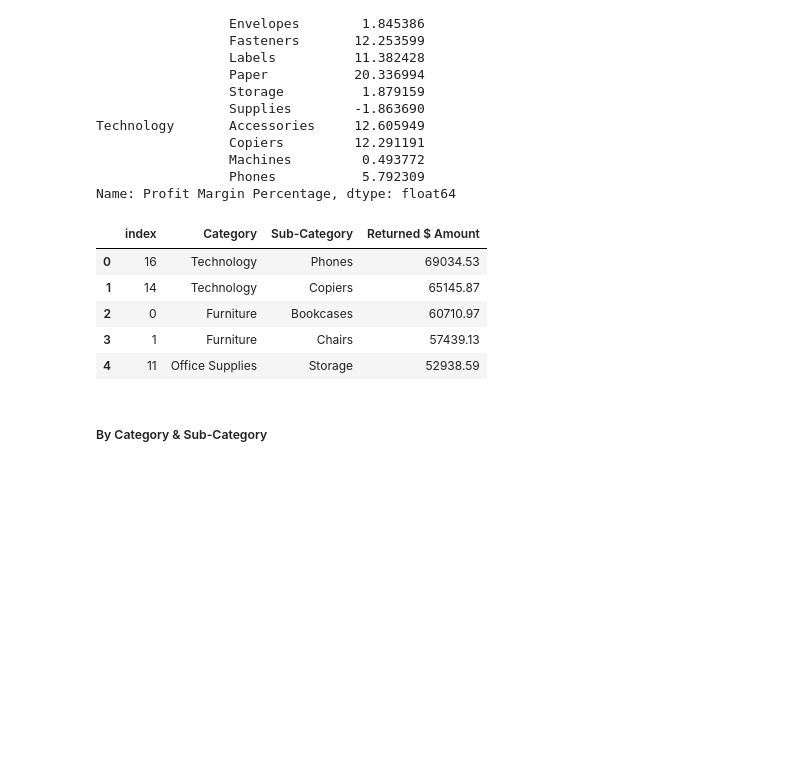
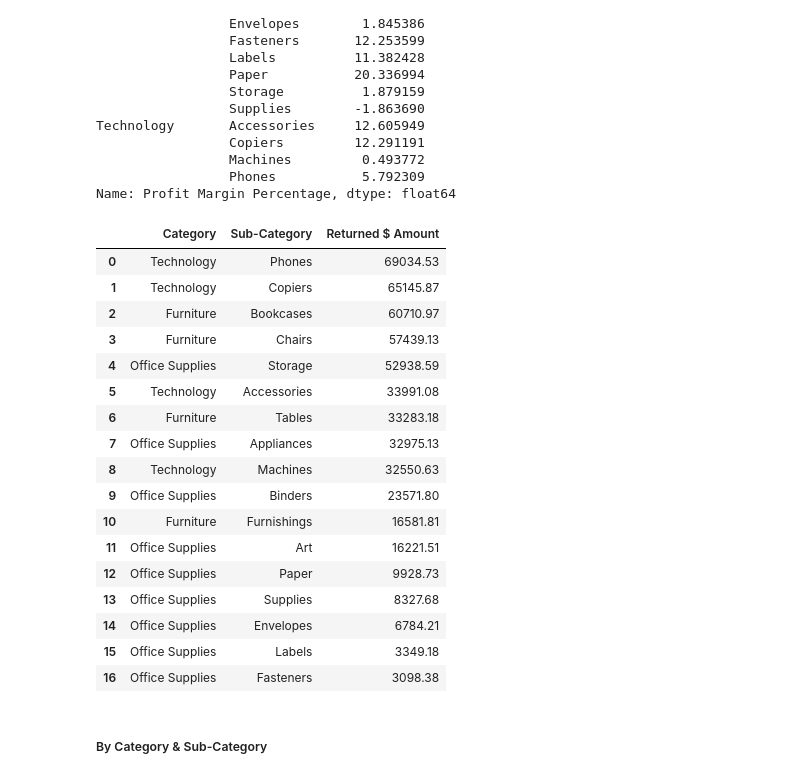
Before and after one commit to rachael-meinders/superstore, a Jupyter notebook: exploration_allorders.ipynb, the cells around one changed output. Cells and saved outputs as stored; diff of their text form; code cells hidden in the pictures; blank space fills up the shorter version.

Commit message:
add returned $ amount

```diff
--- a/exploration_allorders.ipynb
+++ b/exploration_allorders.ipynb
@@ -228,17 +232,26 @@ Technology       Accessories     12.605949
 Name: Profit Margin Percentage, dtype: float64
 # %%
 # Returns total Dollars by Sub/Category
-amt_return=super_df.loc[super_df.Returned==1].groupby(['Category','Sub-Category'])[['Sales']].sum().reset_index()
-amt_return.rename(columns={ 'Sales':'Returned $ Amount'}, inplace=True)
-
-amt_return.sort_values(by = 'Returned $ Amount', ascending = False ).head().reset_index()
+super_df.loc[super_df.Returned==1].groupby(['Category', 'Sub-Category'])[['Returned $ Amount']].sum().sort_values(by = 'Returned $ Amount', ascending = False ).reset_index()
 # %% [output]
-|  | index | Category | Sub-Category | Returned $ Amount |
-| 0 | 16 | Technology | Phones | 69034.53 |
-| 1 | 14 | Technology | Copiers | 65145.87 |
-| 2 | 0 | Furniture | Bookcases | 60710.97 |
-| 3 | 1 | Furniture | Chairs | 57439.13 |
-| 4 | 11 | Office Supplies | Storage | 52938.59 |
+|  | Category | Sub-Category | Returned $ Amount |
+| 0 | Technology | Phones | 69034.53 |
+| 1 | Technology | Copiers | 65145.87 |
+| 2 | Furniture | Bookcases | 60710.97 |
+| 3 | Furniture | Chairs | 57439.13 |
+| 4 | Office Supplies | Storage | 52938.59 |
+| 5 | Technology | Accessories | 33991.08 |
+| 6 | Furniture | Tables | 33283.18 |
+| 7 | Office Supplies | Appliances | 32975.13 |
+| 8 | Technology | Machines | 32550.63 |
+| 9 | Office Supplies | Binders | 23571.80 |
+| 10 | Furniture | Furnishings | 16581.81 |
+| 11 | Office Supplies | Art | 16221.51 |
+| 12 | Office Supplies | Paper | 9928.73 |
+| 13 | Office Supplies | Supplies | 8327.68 |
+| 14 | Office Supplies | Envelopes | 6784.21 |
+| 15 | Office Supplies | Labels | 3349.18 |
+| 16 | Office Supplies | Fasteners | 3098.38 |
 # %% [markdown]
 ##### By Category & Sub-Category
 # %%
```
Also changed, not shown: parts of 2 cells of this notebook, 3 other files.
